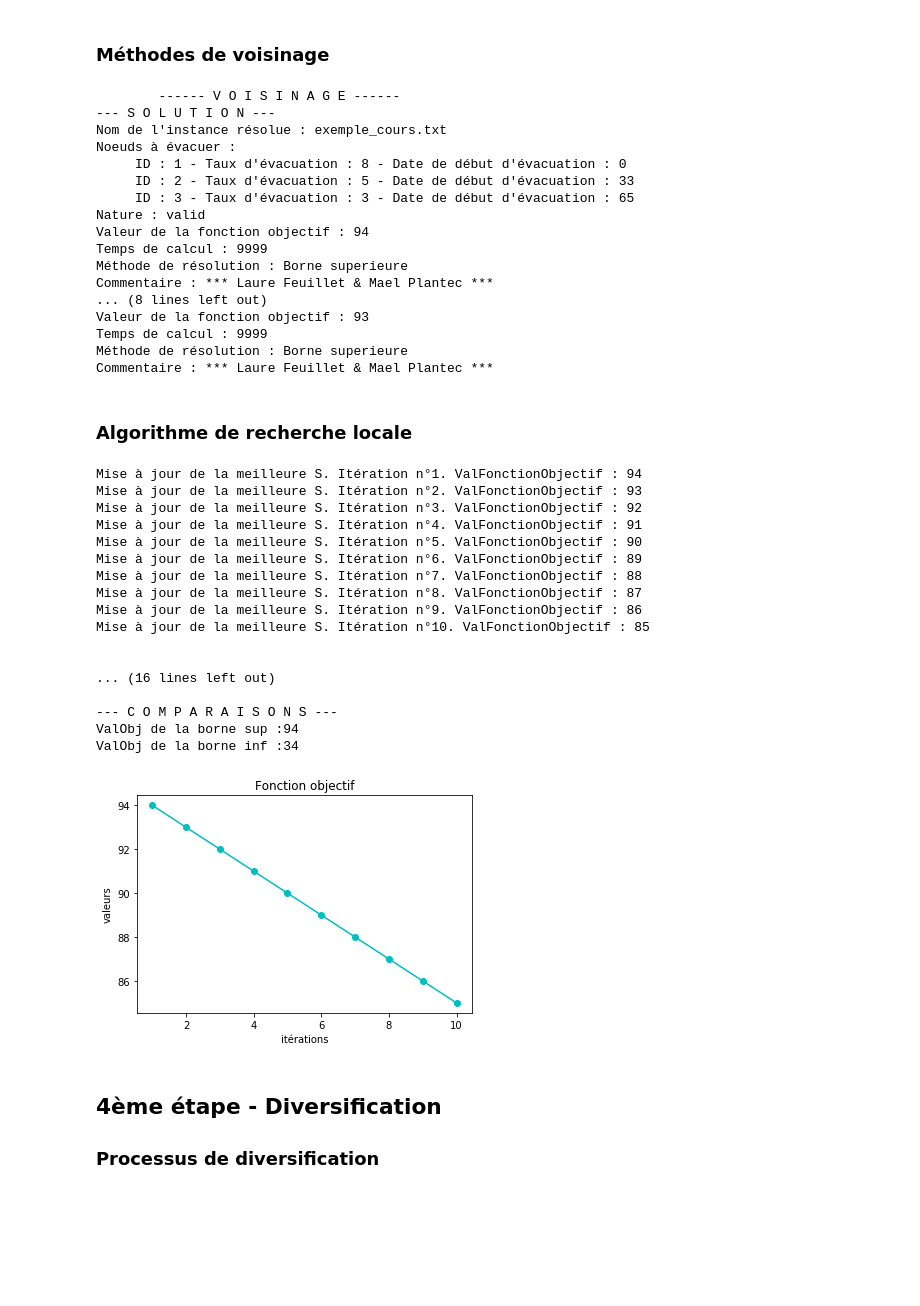
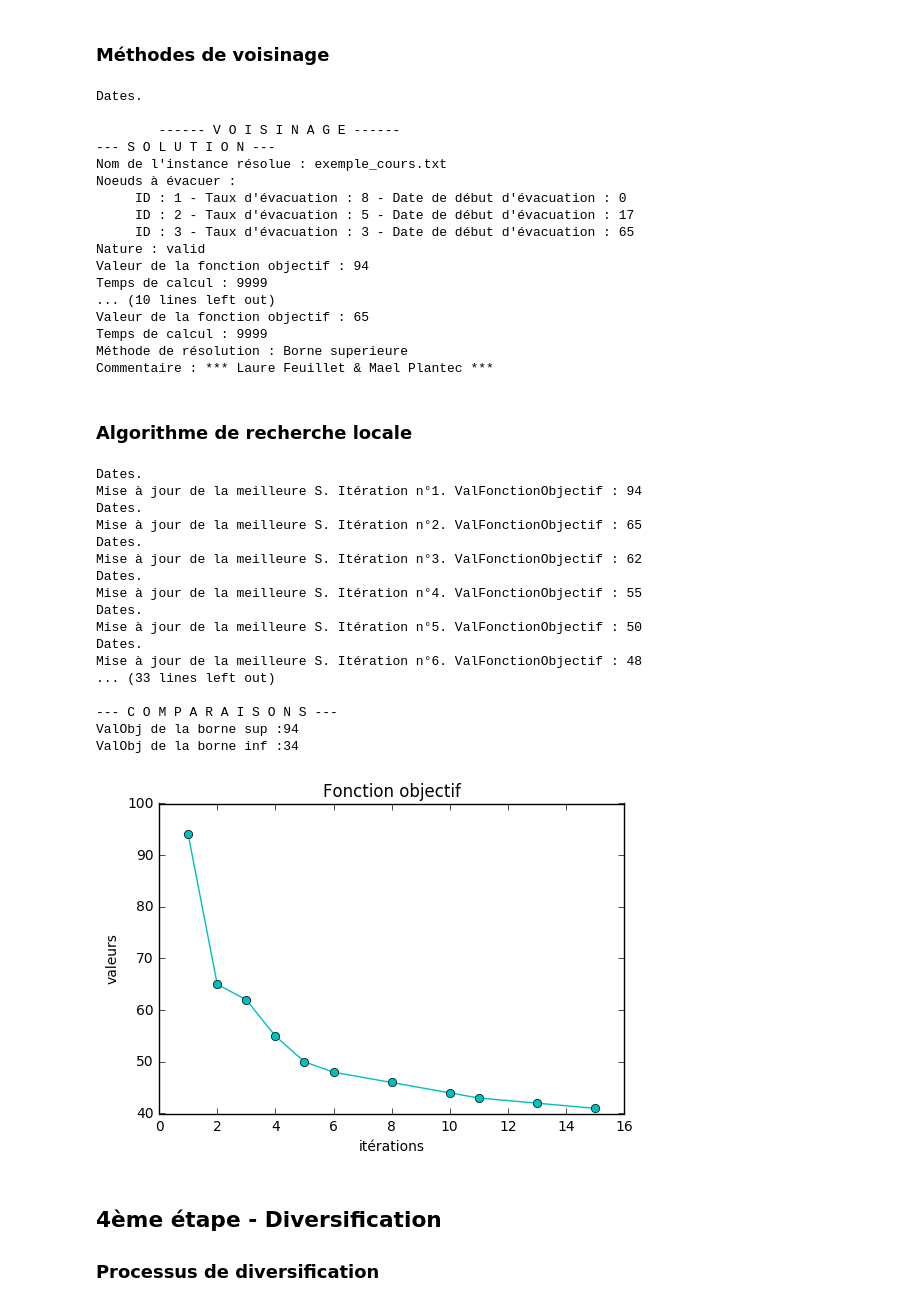
Before and after one commit to LaureFeuillet/tp_metaheuristiques, a Jupyter notebook: tp_metaheuristiques.ipynb, the cells around one changed output. Saved outputs shown, nothing was run; the diff lists cells and outputs as text; code cells hidden in the pictures; blank space fills up the shorter version.

Commit message:
voisinages

```diff
--- a/tp_metaheuristiques.ipynb
+++ b/tp_metaheuristiques.ipynb
@@ -672,19 +672,35 @@ testFonctionObjectif("exemple_cours.txt", fonctionObjectif_tempsEv_ecartRealisat
 def critereArret_20iterations (nbIterations):
     return (nbIterations >= 20)
 
-# Moyenne glissante avec une file de 5 et un pourcentage d'acceptation de 10%. (minimum 10 itérations)
-def critereArret_moyenneGlissante_5_5(fctObjSolCourante, file, nbIterations) :
+# Moyenne glissante avec une file de 5 et un pourcentage d'acceptation de 5%. (minimum 10 itérations)
+def critereArret_moyenneGlissante_5_3(fctObjSolCourante, file, nbIterations) :
     moy = sum(file)/5
     arret = False
     # On compare [la différence entre la sol courante et la moyenneG] et le dernier de la file.
-    if ((abs(fctObjSolCourante - moy)) < (fctObjSolCourante/10)) :
-        # Si ils sont différent à moins de 5%, on arrête.
+    if ((abs(fctObjSolCourante - moy)) < (fctObjSolCourante/33)) :
+        # Si ils sont différent à moins de 3%, on arrête.
         arret = True
     else :
         # On ajoute à la file et on enlève le premier.
        file.pop(0)
        file.append(fctObjSolCourante)
     return (arret and (nbIterations >= 10))
+
+# Moyenne glissante + % sur le borne inf.
+def critereArret_moyG_espace(fctObjSolCourante, file, nbIterations, espace, BI) :
+    moy = sum(file)/5
+    arret = False
+    # Tant qu'on a pas parcouru 80% de l'espace.
+    if fctObjSolCourante < (BI+(espace/2)) :
+        # On compare [la différence entre la sol courante et la moyenneG] et le dernier de la file.
+        if ((abs(fctObjSolCourante - moy)) < (fctObjSolCourante/10)) :
+            # Si ils sont différent à moins de 10%, on arrête.
+            arret = True
+    else :
+        # On ajoute à la file et on enlève le premier.
+       file.pop(0)
+       file.append(fctObjSolCourante)
+    return (arret and (nbIterations >= 10))
 # %%
 def testCritereArret(fonctionArret, fctObjSolCourante, file, nbIterations) :
     arret = fonctionArret(fctObjSolCourante, file, nbIterations)
@@ -783,26 +845,29 @@ def voisinage_pluriVoisinages (solution, evacuation, graphe, solInitiale) :
 def testVoisinage(methodeVoisinage, nomFichier) :
     evacuation, graphe = lecture(nomFichier)
     solution = solutionInitiale_borneSup (nomFichier, evacuation, graphe)
-    voisinage = methodeVoisinage(solution, evacuation, graphe)
+    inf = borneInf(nomFichier, evacuation, graphe)
+    espace = solution.valFctObjectif - inf.valFctObjectif
+    voisinage = methodeVoisinage(solution, evacuation, graphe, espace, inf.valFctObjectif)
     print("\n\t------ V O I S I N A G E ------")
     for voisin in voisinage :
         affichageSolution(voisin)
-testVoisinage(voisinage_uniqueDecrementation, "exemple_cours.txt")
+
+testVoisinage(voisinage_pluriVoisinages, "exemple_cours.txt")
 # %% [output]
+Dates.
+
         ------ V O I S I N A G E ------
 --- S O L U T I O N ---
 Nom de l'instance résolue : exemple_cours.txt
 Noeuds à évacuer :
      ID : 1 - Taux d'évacuation : 8 - Date de début d'évacuation : 0
-     ID : 2 - Taux d'évacuation : 5 - Date de début d'évacuation : 33
+     ID : 2 - Taux d'évacuation : 5 - Date de début d'évacuation : 17
      ID : 3 - Taux d'évacuation : 3 - Date de début d'évacuation : 65
 Nature : valid
 Valeur de la fonction objectif : 94
 Temps de calcul : 9999
-Méthode de résolution : Borne superieure
-Commentaire : *** Laure Feuillet & Mael Plantec ***
-... (8 lines left out)
-Valeur de la fonction objectif : 93
+... (10 lines left out)
+Valeur de la fonction objectif : 65
 Temps de calcul : 9999
 Méthode de résolution : Borne superieure
 Commentaire : *** Laure Feuillet & Mael Plantec ***
@@ -814,6 +879,8 @@ def algo (nomFichier, fctSolutionInitiale, fctFonctionObjectif, fctCritereArret,
     voisinage = []
     evacuation, graphe = lecture(nomFichier)
     solutionInitiale = fctSolutionInitiale(nomFichier, evacuation, graphe)
+    inf = borneInf(nomFichier, evacuation, graphe).valFctObjectif
+    espace = solutionInitiale.valFctObjectif - inf
     voisinage.append(solutionInitiale)
     meilleureSolution = solutionInitiale
 
@@ -828,7 +895,7 @@ def algo (nomFichier, fctSolutionInitiale, fctFonctionObjectif, fctCritereArret,
         nbIterations += 1
         # MeilleurVoisin : Voisin avec la plus petit valeur de fonction objectif
         meilleurVoisin = [voisin for voisin in voisinage if (fctFonctionObjectif(voisin, graphe) == min([fctFonctionObjectif(voisinBis, graphe) for voisinBis in voisinage]))][0]
-        voisinage = fctVoisinage(meilleurVoisin, evacuation, graphe)
+        voisinage = fctVoisinage(meilleurVoisin, evacuation, graphe, espace, inf)
         # On met à jour meilleureSolution
         # print("[DEBUG] Voisins")
         for voisin in voisinage :
@@ -862,28 +929,28 @@ def affichageValFctObjectif(listeValFctObjectif):
 # %%
 def test_algo(nomFichier, fctSolutionInitiale, fctFonctionObjectif, fctCritereArret, fctVoisinage) :
     solution, listeValFctObjectif = algo(nomFichier, fctSolutionInitiale, fctFonctionObjectif, fctCritereArret, fctVoisinage)
     affichageValFctObjectif(listeValFctObjectif)
 
-test_algo("exemple_cours.txt", solutionInitiale_borneSup, fonctionObjectif_tempsEv_ecartRealisation, critereArret_moyenneGlissante_5_5, voisinage_uniqueDecrementation)
+test_algo("exemple_cours.txt", solutionInitiale_borneSup, fonctionObjectif_tempsEv_ecartRealisation, critereArret_moyenneGlissante_5_3, voisinage_pluriVoisinages)
 # %% [output]
+Dates.
 Mise à jour de la meilleure S. Itération n°1. ValFonctionObjectif : 94
-Mise à jour de la meilleure S. Itération n°2. ValFonctionObjectif : 93
-Mise à jour de la meilleure S. Itération n°3. ValFonctionObjectif : 92
-Mise à jour de la meilleure S. Itération n°4. ValFonctionObjectif : 91
-Mise à jour de la meilleure S. Itération n°5. ValFonctionObjectif : 90
-Mise à jour de la meilleure S. Itération n°6. ValFonctionObjectif : 89
-Mise à jour de la meilleure S. Itération n°7. ValFonctionObjectif : 88
-Mise à jour de la meilleure S. Itération n°8. ValFonctionObjectif : 87
-Mise à jour de la meilleure S. Itération n°9. ValFonctionObjectif : 86
-Mise à jour de la meilleure S. Itération n°10. ValFonctionObjectif : 85
-
-
-... (16 lines left out)
+Dates.
+Mise à jour de la meilleure S. Itération n°2. ValFonctionObjectif : 65
+Dates.
+Mise à jour de la meilleure S. Itération n°3. ValFonctionObjectif : 62
+Dates.
+Mise à jour de la meilleure S. Itération n°4. ValFonctionObjectif : 55
+Dates.
+Mise à jour de la meilleure S. Itération n°5. ValFonctionObjectif : 50
+Dates.
+Mise à jour de la meilleure S. Itération n°6. ValFonctionObjectif : 48
+... (33 lines left out)
 
 --- C O M P A R A I S O N S ---
 ValObj de la borne sup :94
 ValObj de la borne inf :34
-[figure, old version]
+[figure, new version]
 # %% [markdown]
 ## 4ème étape - Diversification
 ### Processus de diversification
```
Also changed, not shown: parts of 2 cells of this notebook.
